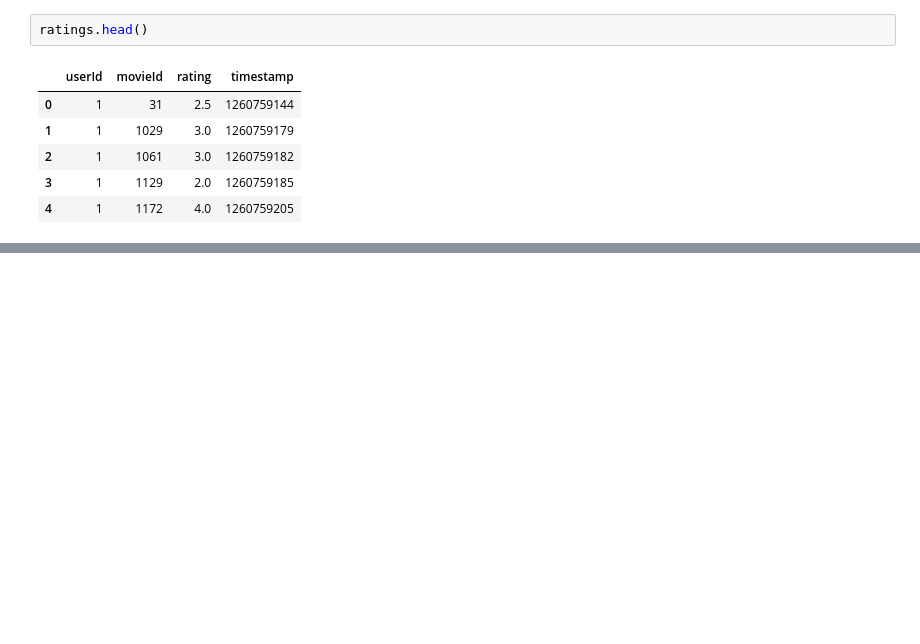
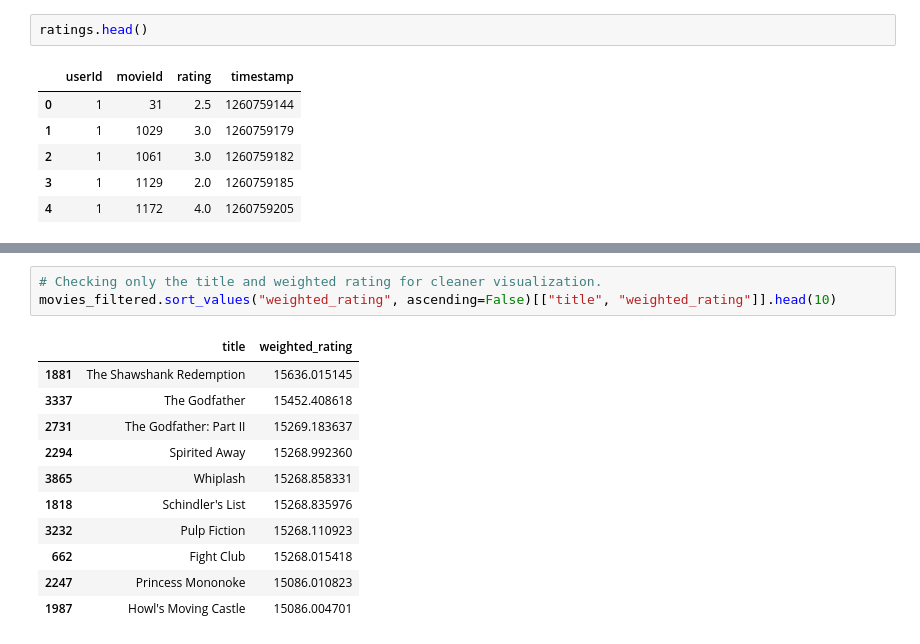
Before and after one commit to wagha-builds/Movie-Recommendation-System, a Jupyter notebook: main.ipynb, the cells around one changed output, grey strips where cells are left out. Cells and saved outputs as stored; diff of their text form; blank space fills up the shorter version.

```diff
--- a/main.ipynb
+++ b/main.ipynb
@@ -38,3 +120,18 @@ ratings.head()
+# %%
+# Checking only the title and weighted rating for cleaner visualization.
+movies_filtered.sort_values("weighted_rating", ascending=False)[["title", "weighted_rating"]].head(10)
+# %% [output]
+|  | title | weighted_rating |
+| 1881 | The Shawshank Redemption | 15636.015145 |
+| 3337 | The Godfather | 15452.408618 |
+| 2731 | The Godfather: Part II | 15269.183637 |
+| 2294 | Spirited Away | 15268.992360 |
+| 3865 | Whiplash | 15268.858331 |
+| 1818 | Schindler's List | 15268.835976 |
+| 3232 | Pulp Fiction | 15268.110923 |
+| 662 | Fight Club | 15268.015418 |
+| 2247 | Princess Mononoke | 15086.010823 |
+| 1987 | Howl's Moving Castle | 15086.004701 |
 # %% [markdown]
 <a style='text-decoration:none;line-height:16px;display:flex;color:#5B5B62;padding:10px;justify-content:end;' href='https://deepnote.com?utm_source=created-in-deepnote-cell&projectId=fe6be3e3-52b4-45de-9ae8-7fb0ad65d52c' target="_blank">
 <img alt='Created in deepnote.com' style='display:inline;max-height:16px;margin:0px;margin-right:7.5px;' src='embedded-picture-1' />
```
Also changed, not shown: parts of 11 cells of this notebook.
